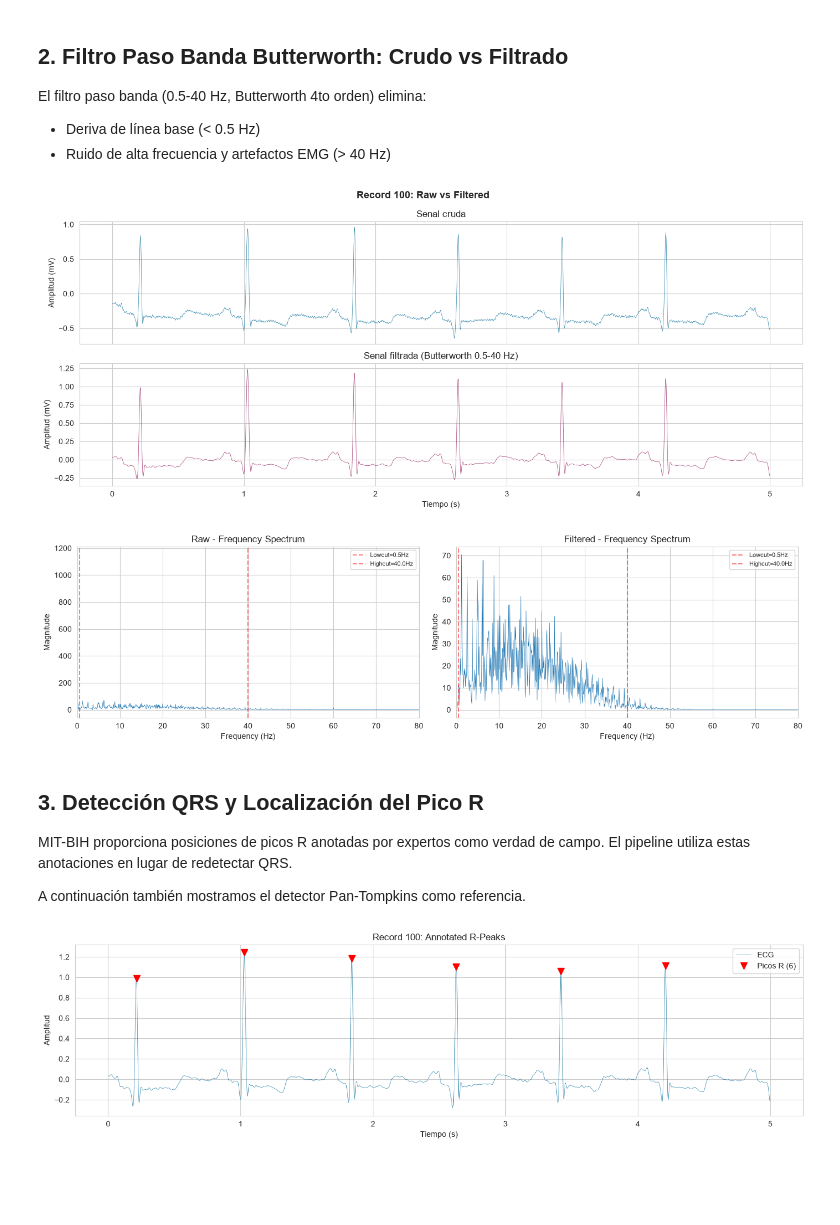
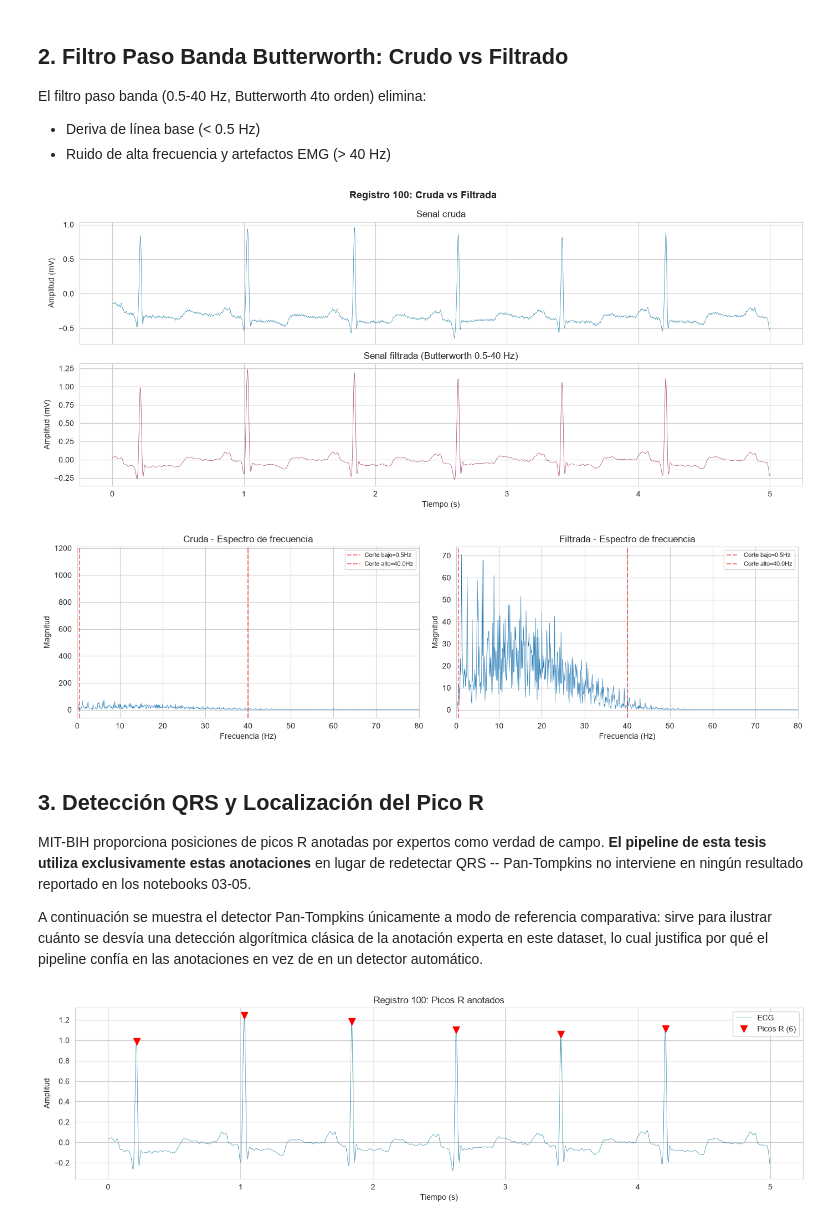
Before and after one commit to JDGarcia25/tfp-cardio-tesis, a Jupyter notebook: notebooks/02_preprocessing.ipynb, the cells around one changed output. Drawn from its saved outputs; the diff is of its cells as text; code cells hidden in the pictures; blank space fills up the shorter version.

```diff
--- a/notebooks/02_preprocessing.ipynb
+++ b/notebooks/02_preprocessing.ipynb
@@ -50,48 +50,53 @@ El filtro paso banda (0.5-40 Hz, Butterworth 4to orden) elimina:
 # %%
 raw_signal = record.signal
 filtered_signal = butterworth_bandpass(
     raw_signal,
     lowcut=config.filter_lowcut,
     highcut=config.filter_highcut,
     fs=config.sampling_rate,
     order=config.filter_order,
 )
 
 plot_raw_vs_filtered(
     raw_signal, filtered_signal,
     fs=config.sampling_rate,
     duration_seconds=5.0,
-    title=f"Record {record.record_id}: Raw vs Filtered",
+    title=f"Registro {record.record_id}: Cruda vs Filtrada",
 )
 # %% [output]
-[figure, old version]
+[figure, new version]
 # %%
 # Frequency domain comparison
 fig, axes = plt.subplots(1, 2, figsize=(14, 4))
 
-for ax, sig, title in [(axes[0], raw_signal, "Raw"), (axes[1], filtered_signal, "Filtered")]:
+for ax, sig, title in [(axes[0], raw_signal, "Cruda"), (axes[1], filtered_signal, "Filtrada")]:
     fft_vals = np.abs(np.fft.rfft(sig[:config.sampling_rate * 10]))
     freqs = np.fft.rfftfreq(config.sampling_rate * 10, d=1.0/config.sampling_rate)
     ax.plot(freqs, fft_vals, linewidth=0.5)
     ax.set_xlim(0, 80)
-    ax.set_xlabel("Frequency (Hz)")
-    ax.set_ylabel("Magnitude")
-    ax.set_title(f"{title} - Frequency Spectrum")
-    ax.axvline(config.filter_lowcut, color="r", linestyle="--", alpha=0.5, label=f"Lowcut={config.filter_lowcut}Hz")
-    ax.axvline(config.filter_highcut, color="r", linestyle="--", alpha=0.5, label=f"Highcut={config.filter_highcut}Hz")
+    ax.set_xlabel("Frecuencia (Hz)")
+    ax.set_ylabel("Magnitud")
+    ax.set_title(f"{title} - Espectro de frecuencia")
+    ax.axvline(config.filter_lowcut, color="r", linestyle="--", alpha=0.5, label=f"Corte bajo={config.filter_lowcut}Hz")
+    ax.axvline(config.filter_highcut, color="r", linestyle="--", alpha=0.5, label=f"Corte alto={config.filter_highcut}Hz")
     ax.legend(fontsize=8)
 
 plt.tight_layout()
 plt.show()
 # %% [output]
-[figure, old version]
+[figure, new version]
 # %% [markdown]
 ## 3. Detección QRS y Localización del Pico R
 
 MIT-BIH proporciona posiciones de picos R anotadas por expertos como verdad de campo.
-El pipeline utiliza estas anotaciones en lugar de redetectar QRS.
+**El pipeline de esta tesis utiliza exclusivamente estas anotaciones** en lugar de
+redetectar QRS -- Pan-Tompkins no interviene en ningún resultado reportado en los
+notebooks 03-05.
 
-A continuación también mostramos el detector Pan-Tompkins como referencia.
+A continuación se muestra el detector Pan-Tompkins únicamente a modo de referencia
+comparativa: sirve para ilustrar cuánto se desvía una detección algorítmica clásica
+de la anotación experta en este dataset, lo cual justifica por qué el pipeline confía
+en las anotaciones en vez de en un detector automático.
 # %%
 # Annotated R-peaks (ground truth)
 plot_signal_with_peaks(
```
Also changed, not shown: parts of 9 cells of this notebook, 16 other files.
